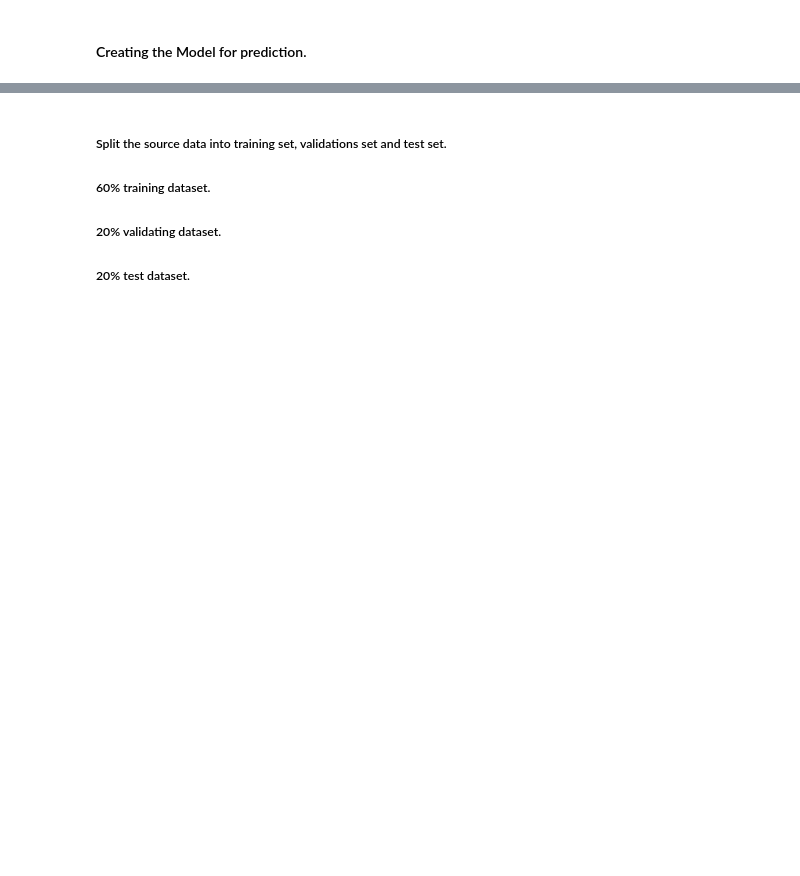
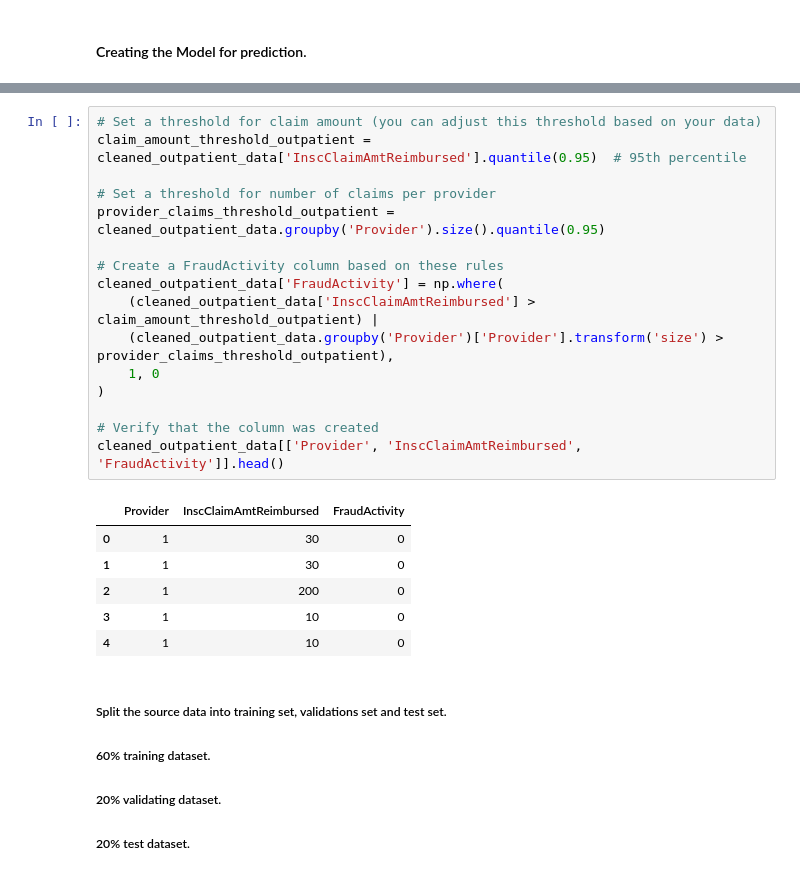
Before and after one commit to CesarChaparro1974/Healthcare-provider-fraud-detection, a Jupyter notebook: notebook.ipynb, the cells around one changed output, grey strips where cells are left out. Drawn from its saved outputs; the diff is of its cells as text; blank space fills up the shorter version.

```diff
--- a/notebook.ipynb
+++ b/notebook.ipynb
@@ -1250,3 +1286,26 @@ plt.show()
+# %%
+# Set a threshold for claim amount (you can adjust this threshold based on your data)
+claim_amount_threshold_outpatient = cleaned_outpatient_data['InscClaimAmtReimbursed'].quantile(0.95)  # 95th percentile
+
+# Set a threshold for number of claims per provider
+provider_claims_threshold_outpatient = cleaned_outpatient_data.groupby('Provider').size().quantile(0.95)
+
+# Create a FraudActivity column based on these rules
+cleaned_outpatient_data['FraudActivity'] = np.where(
+    (cleaned_outpatient_data['InscClaimAmtReimbursed'] > claim_amount_threshold_outpatient) |
+    (cleaned_outpatient_data.groupby('Provider')['Provider'].transform('size') > provider_claims_threshold_outpatient),
+    1, 0
+)
+
+# Verify that the column was created
+cleaned_outpatient_data[['Provider', 'InscClaimAmtReimbursed', 'FraudActivity']].head()
+# %% [output]
+|  | Provider | InscClaimAmtReimbursed | FraudActivity |
+| 0 | 1 | 30 | 0 |
+| 1 | 1 | 30 | 0 |
+| 2 | 1 | 200 | 0 |
+| 3 | 1 | 10 | 0 |
+| 4 | 1 | 10 | 0 |
 # %% [markdown]
 ##### Split the source data into training set, validations set and test set.<br>
 ##### 60% training dataset.<br>
```
Also changed, not shown: parts of 45 cells of this notebook, 6 other files.
